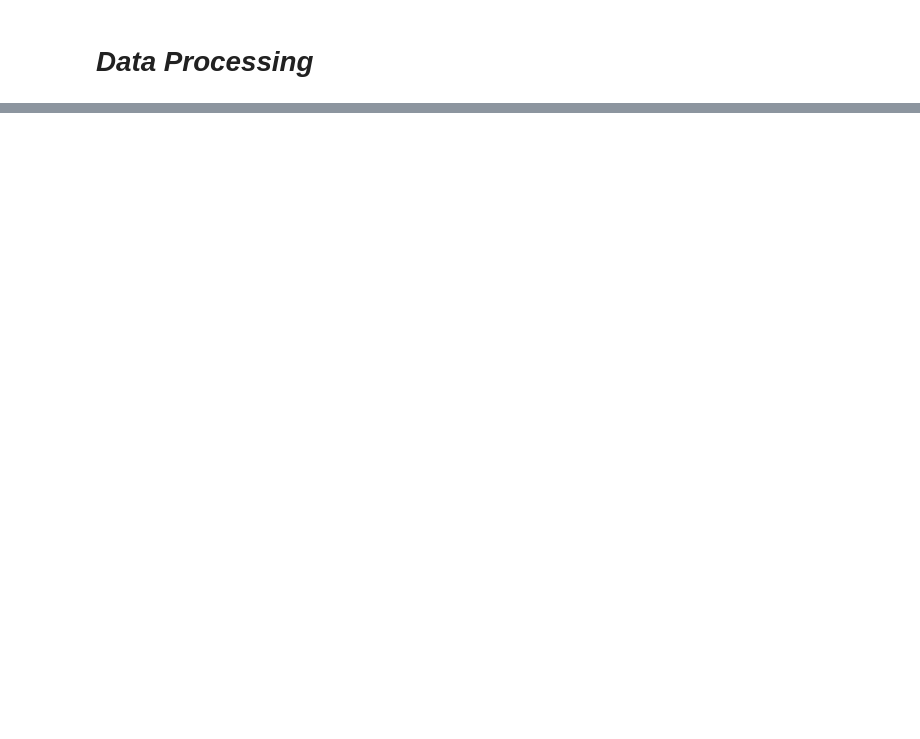
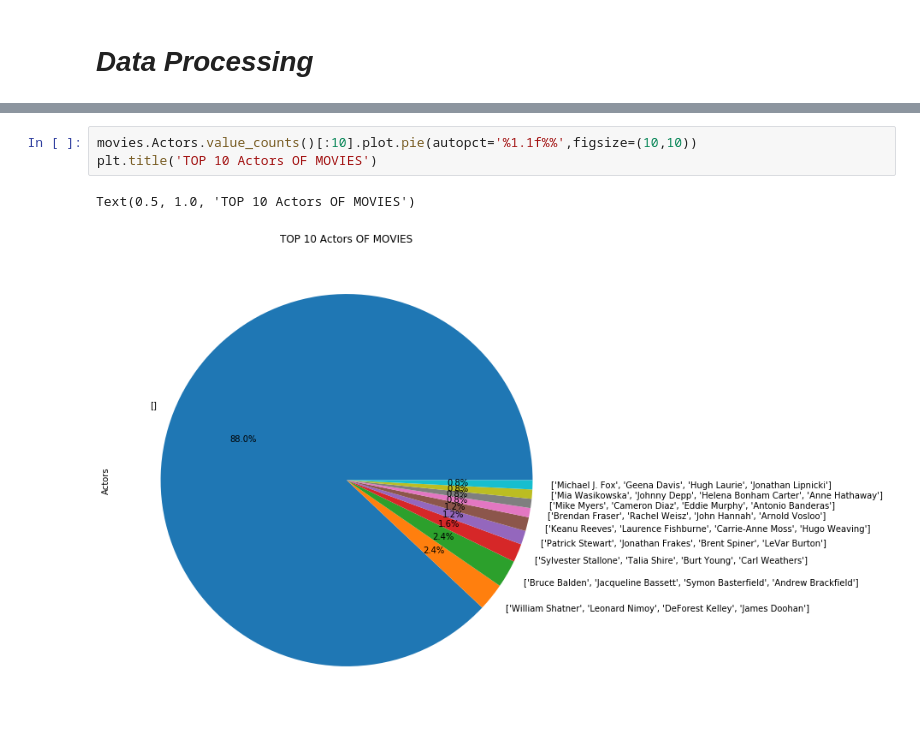
Before and after one commit to ZakBastiani/DataScienceProject2019, a Jupyter notebook: Data Processing.ipynb, the cells around one changed output, grey strips where cells are left out. Drawn from its saved outputs; the diff is of its cells as text; blank space fills up the shorter version.

```diff
--- a/Data Processing.ipynb
+++ b/Data Processing.ipynb
@@ -70,0 +177,6 @@ Name: Year, Length: 9837, dtype: float64
+# %%
+movies.Actors.value_counts()[:10].plot.pie(autopct='%1.1f%%',figsize=(10,10))
+plt.title('TOP 10 Actors OF MOVIES')
+# %% [output]
+Text(0.5, 1.0, 'TOP 10 Actors OF MOVIES')
+[figure, added]
```
Also changed, not shown: parts of 23 cells of this notebook.
